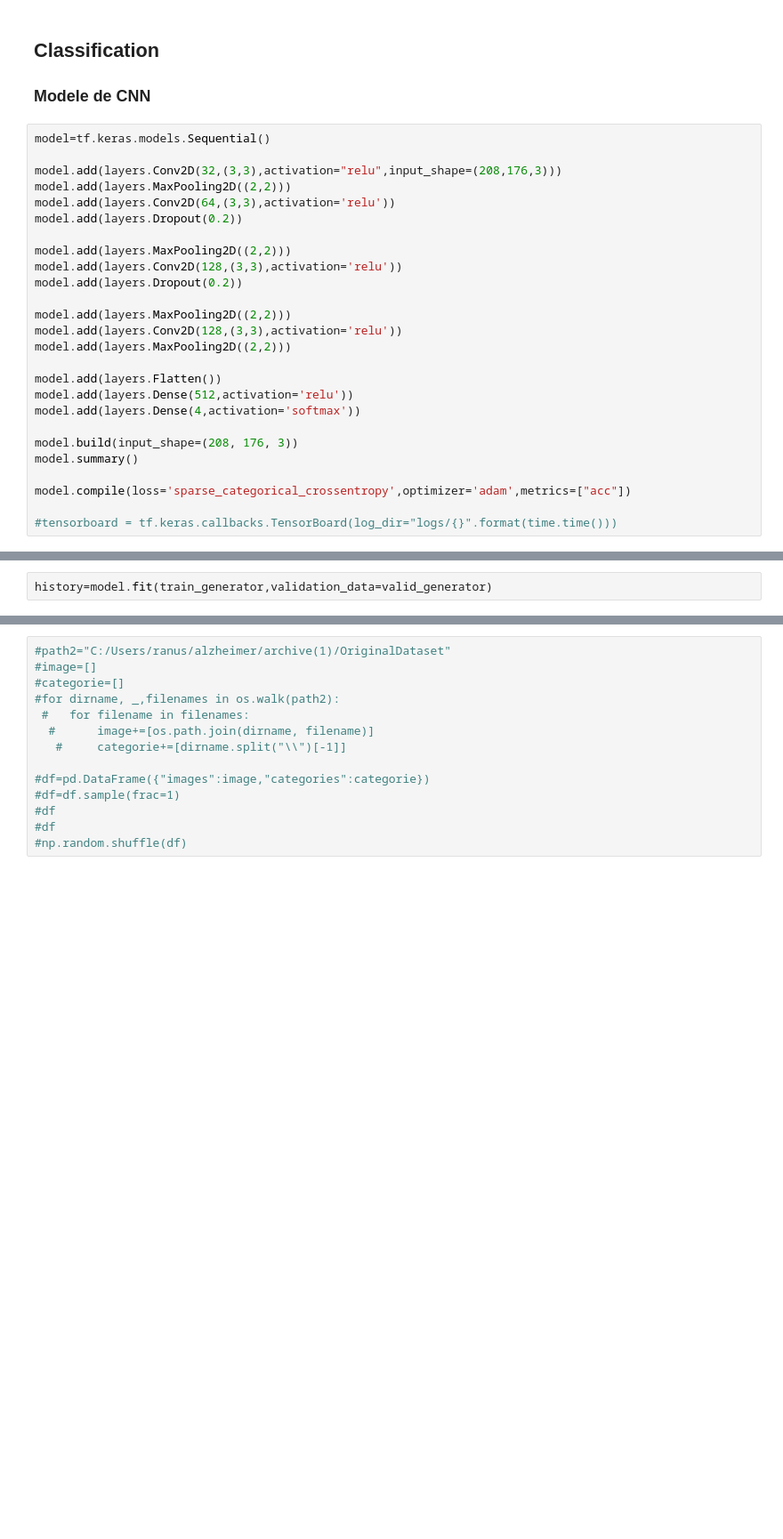
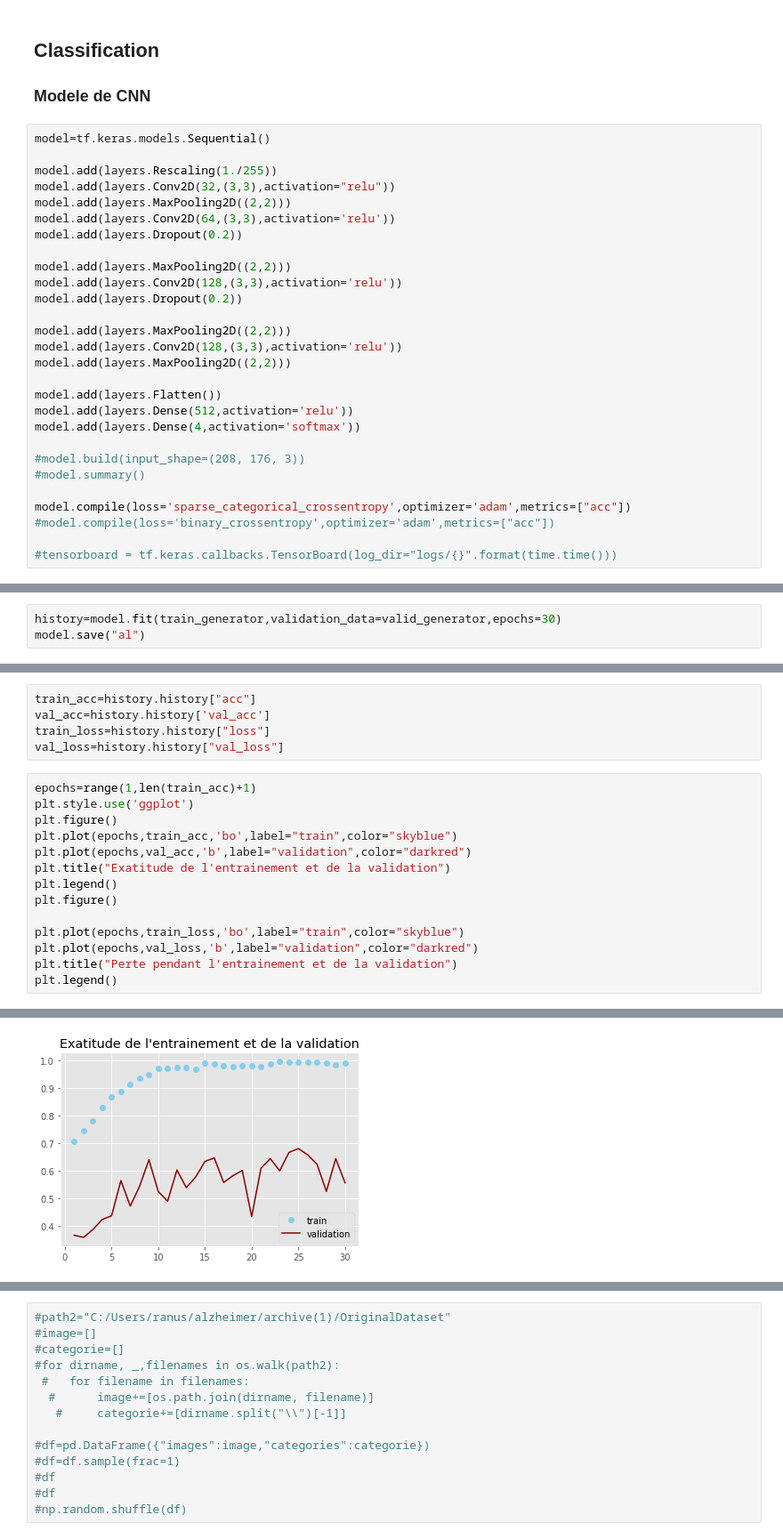
Before and after one commit to RagavanRanushan/alzheimer, a Jupyter notebook: Alzheimer.ipynb, the cells around one changed output, grey strips where cells are left out. Shown: that part at 89% size. Saved outputs shown, nothing was run; the diff lists cells and outputs as text; blank space fills up the shorter version.

```diff
--- a/Alzheimer.ipynb
+++ b/Alzheimer.ipynb
@@ -210,7 +224,8 @@ On a bien le bon nombre de label.
 # %%
 model=tf.keras.models.Sequential()
 
-model.add(layers.Conv2D(32,(3,3),activation="relu",input_shape=(208,176,3)))
+model.add(layers.Rescaling(1./255))
+model.add(layers.Conv2D(32,(3,3),activation="relu"))
 model.add(layers.MaxPooling2D((2,2)))
 model.add(layers.Conv2D(64,(3,3),activation='relu'))
 model.add(layers.Dropout(0.2))
@@ -227,9 +242,10 @@ model.add(layers.Flatten())
 model.add(layers.Dense(512,activation='relu'))
 model.add(layers.Dense(4,activation='softmax'))
 
-model.build(input_shape=(208, 176, 3))
-model.summary()
+#model.build(input_shape=(208, 176, 3))
+#model.summary()
 
 model.compile(loss='sparse_categorical_crossentropy',optimizer='adam',metrics=["acc"])
+#model.compile(loss='binary_crossentropy',optimizer='adam',metrics=["acc"])
 
 #tensorboard = tf.keras.callbacks.TensorBoard(log_dir="logs/{}".format(time.time()))
@@ -254,3 +252,4 @@ _________________________________________________________________
 # %%
-history=model.fit(train_generator,validation_data=valid_generator)
+history=model.fit(train_generator,validation_data=valid_generator,epochs=30)
+model.save("al")
 # %% [output]
@@ -260,0 +273,20 @@ Detected at node 'sparse_categorical_crossentropy/SparseSoftmaxCrossEntropyWithL
+# %%
+train_acc=history.history["acc"]
+val_acc=history.history['val_acc']
+train_loss=history.history["loss"]
+val_loss=history.history["val_loss"]
+# %%
+epochs=range(1,len(train_acc)+1)
+plt.style.use('ggplot')
+plt.figure()
+plt.plot(epochs,train_acc,'bo',label="train",color="skyblue")
+plt.plot(epochs,val_acc,'b',label="validation",color="darkred")
+plt.title("Exatitude de l'entrainement et de la validation")
+plt.legend()
+plt.figure()
+
+plt.plot(epochs,train_loss,'bo',label="train",color="skyblue")
+plt.plot(epochs,val_loss,'b',label="validation",color="darkred")
+plt.title("Perte pendant l'entrainement et de la validation")
+plt.legend()
+# %% [output]
@@ -260,0 +294 @@ Detected at node 'sparse_categorical_crossentropy/SparseSoftmaxCrossEntropyWithL
+[figure, added]
```
Also changed, not shown: parts of 9 cells of this notebook.
